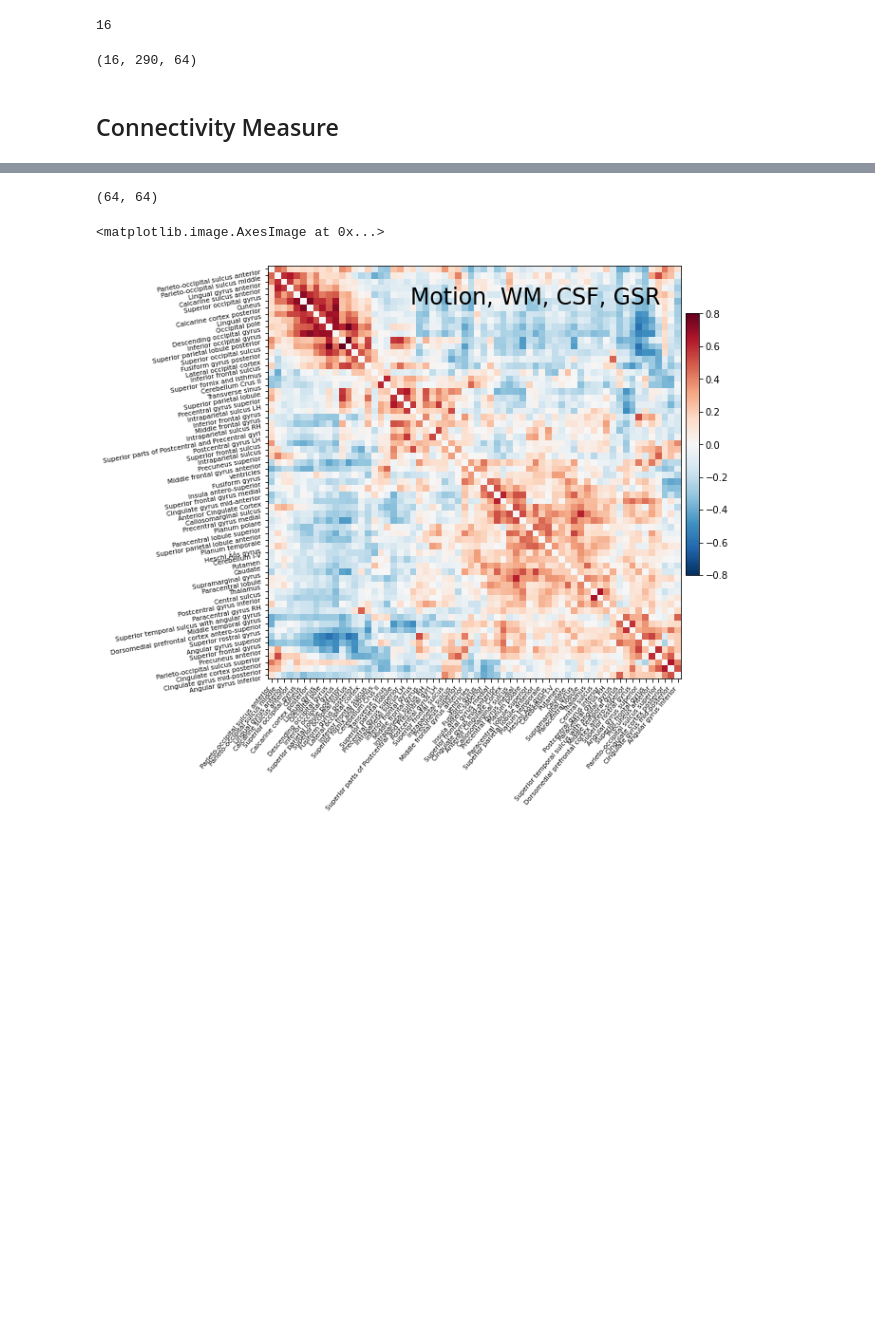
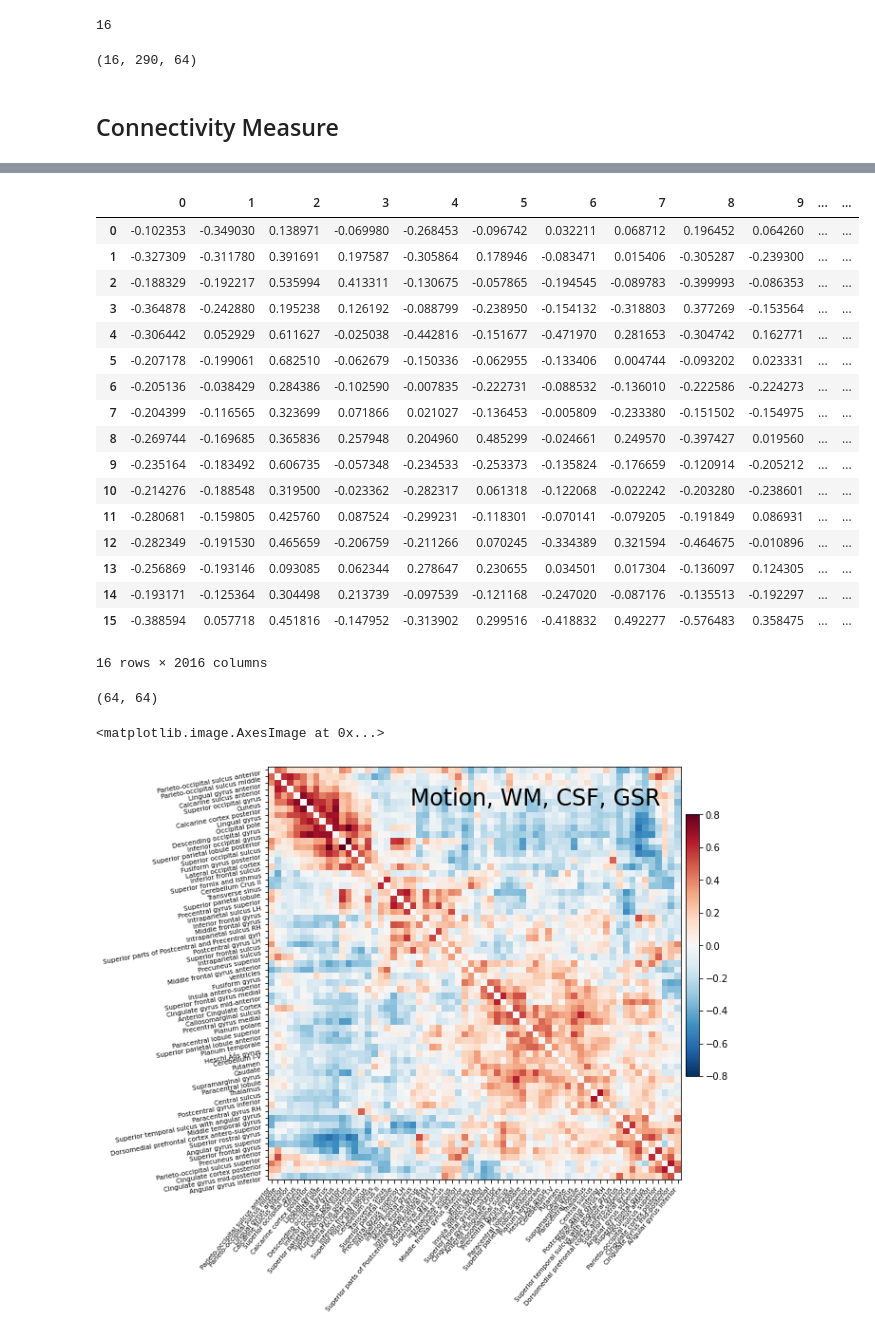
Before and after one commit to jainraj/NHA2022_AOMIC_ID1000, a Jupyter notebook: difumo_script.ipynb, the cells around one changed output, grey strips where cells are left out. Cells and saved outputs as stored; diff of their text form; code cells hidden in the pictures; blank space fills up the shorter version.

```diff
--- a/difumo_script.ipynb
+++ b/difumo_script.ipynb
@@ -101,0 +103,35 @@ correlation_matrix.shape
+# %%
+# extracting the upper triangle of the correlation matrices for each participant
+# writing it into a dataframe
+
+upperTriMat = []
+for i in range(0, correlation_matrix.shape[0]):
+    upperTriArr = []
+    upper_tri = np.triu_indices_from(correlation_matrix[i], k = 1)
+    triu_idx = list(zip(upper_tri[0],upper_tri[1]))
+    for x in triu_idx:
+        upperTriArr.append(correlation_matrix[i][x])
+    upperTriMat.append(upperTriArr)
+len(upperTriMat)
+
+upperTri_df = pd.DataFrame(list(upperTriMat))
+upperTri_df
+# %% [output]
+|  | 0 | 1 | 2 | 3 | 4 | 5 | 6 | 7 | 8 | 9 | ... | ... |
+| 0 | -0.102353 | -0.349030 | 0.138971 | -0.069980 | -0.268453 | -0.096742 | 0.032211 | 0.068712 | 0.196452 | 0.064260 | ... | ... |
+| 1 | -0.327309 | -0.311780 | 0.391691 | 0.197587 | -0.305864 | 0.178946 | -0.083471 | 0.015406 | -0.305287 | -0.239300 | ... | ... |
+| 2 | -0.188329 | -0.192217 | 0.535994 | 0.413311 | -0.130675 | -0.057865 | -0.194545 | -0.089783 | -0.399993 | -0.086353 | ... | ... |
+| 3 | -0.364878 | -0.242880 | 0.195238 | 0.126192 | -0.088799 | -0.238950 | -0.154132 | -0.318803 | 0.377269 | -0.153564 | ... | ... |
+| 4 | -0.306442 | 0.052929 | 0.611627 | -0.025038 | -0.442816 | -0.151677 | -0.471970 | 0.281653 | -0.304742 | 0.162771 | ... | ... |
+| 5 | -0.207178 | -0.199061 | 0.682510 | -0.062679 | -0.150336 | -0.062955 | -0.133406 | 0.004744 | -0.093202 | 0.023331 | ... | ... |
+| 6 | -0.205136 | -0.038429 | 0.284386 | -0.102590 | -0.007835 | -0.222731 | -0.088532 | -0.136010 | -0.222586 | -0.224273 | ... | ... |
+| 7 | -0.204399 | -0.116565 | 0.323699 | 0.071866 | 0.021027 | -0.136453 | -0.005809 | -0.233380 | -0.151502 | -0.154975 | ... | ... |
+| 8 | -0.269744 | -0.169685 | 0.365836 | 0.257948 | 0.204960 | 0.485299 | -0.024661 | 0.249570 | -0.397427 | 0.019560 | ... | ... |
+| 9 | -0.235164 | -0.183492 | 0.606735 | -0.057348 | -0.234533 | -0.253373 | -0.135824 | -0.176659 | -0.120914 | -0.205212 | ... | ... |
+| 10 | -0.214276 | -0.188548 | 0.319500 | -0.023362 | -0.282317 | 0.061318 | -0.122068 | -0.022242 | -0.203280 | -0.238601 | ... | ... |
+| 11 | -0.280681 | -0.159805 | 0.425760 | 0.087524 | -0.299231 | -0.118301 | -0.070141 | -0.079205 | -0.191849 | 0.086931 | ... | ... |
+| 12 | -0.282349 | -0.191530 | 0.465659 | -0.206759 | -0.211266 | 0.070245 | -0.334389 | 0.321594 | -0.464675 | -0.010896 | ... | ... |
+| 13 | -0.256869 | -0.193146 | 0.093085 | 0.062344 | 0.278647 | 0.230655 | 0.034501 | 0.017304 | -0.136097 | 0.124305 | ... | ... |
+| 14 | -0.193171 | -0.125364 | 0.304498 | 0.213739 | -0.097539 | -0.121168 | -0.247020 | -0.087176 | -0.135513 | -0.192297 | ... | ... |
+| 15 | -0.388594 | 0.057718 | 0.451816 | -0.147952 | -0.313902 | 0.299516 | -0.418832 | 0.492277 | -0.576483 | 0.358475 | ... | ... |
+16 rows × 2016 columns
```
Also changed, not shown: parts of 5 cells of this notebook.
